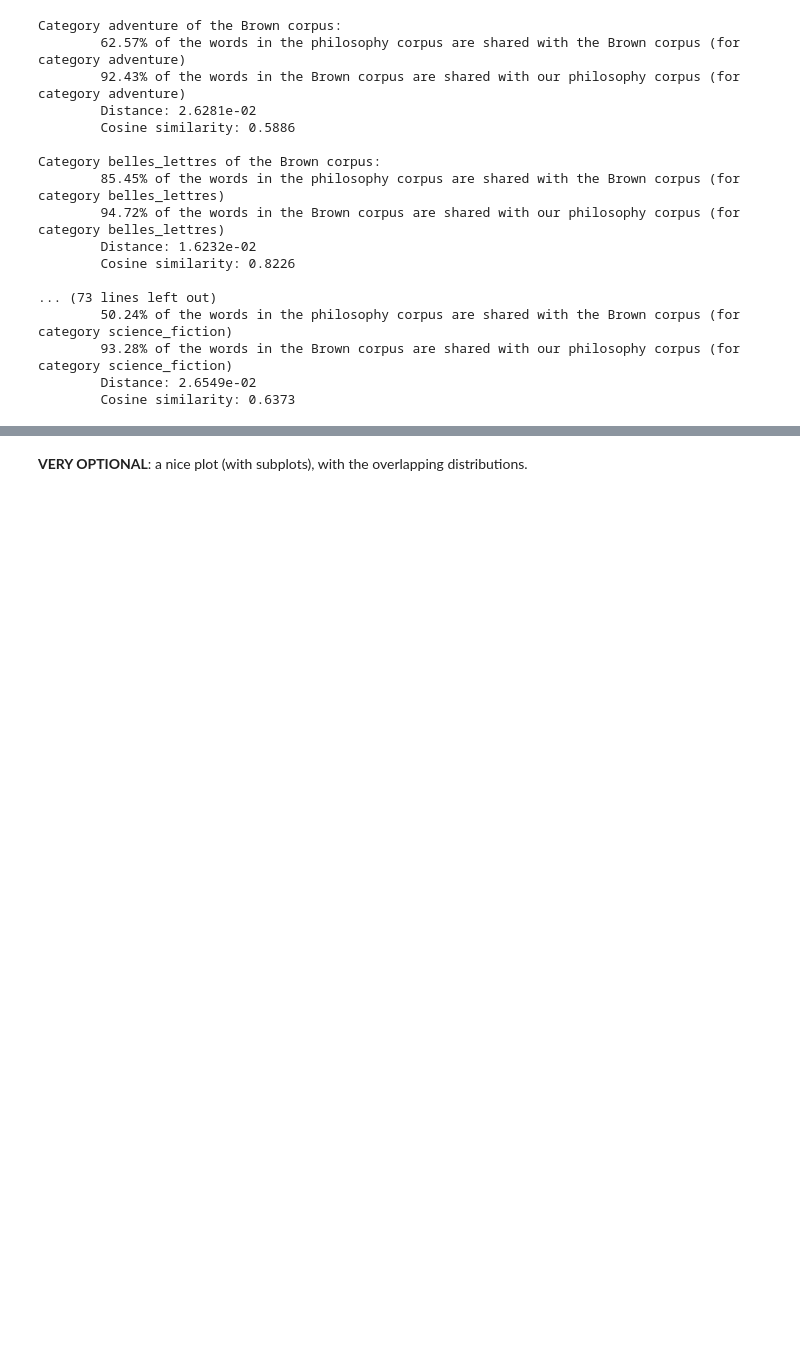
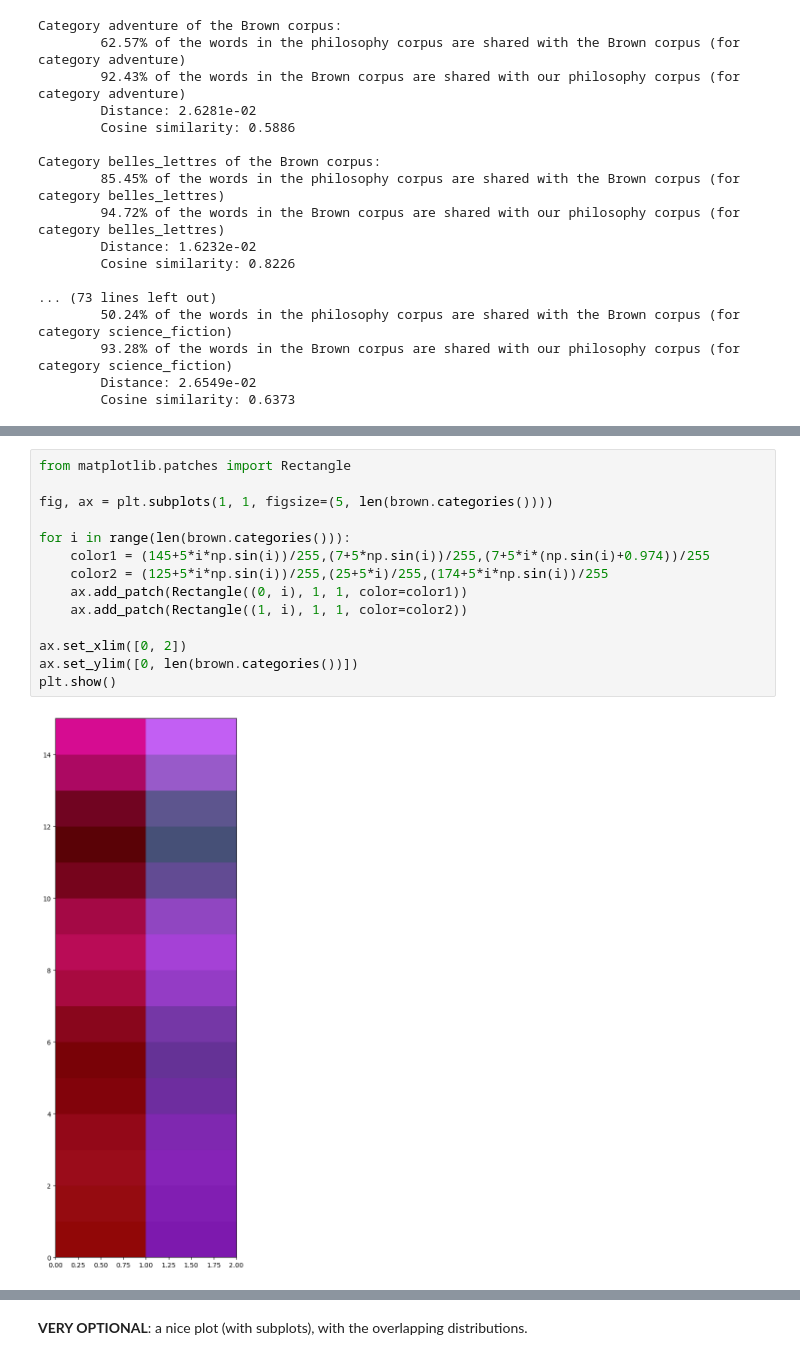
Before and after one commit to giordanoscerra/ProjectAthena, a Jupyter notebook: Exploration/contrastive_analysis.ipynb, the cells around one changed output, grey strips where cells are left out. Saved outputs shown, nothing was run; the diff lists cells and outputs as text; blank space fills up the shorter version.

```diff
--- a/Exploration/contrastive_analysis.ipynb
+++ b/Exploration/contrastive_analysis.ipynb
@@ -460,0 +527,16 @@ Category belles_lettres of the Brown corpus:
+# %%
+from matplotlib.patches import Rectangle
+
+fig, ax = plt.subplots(1, 1, figsize=(5, len(brown.categories())))
+
+for i in range(len(brown.categories())):
+    color1 = (145+5*i*np.sin(i))/255,(7+5*np.sin(i))/255,(7+5*i*(np.sin(i)+0.974))/255
+    color2 = (125+5*i*np.sin(i))/255,(25+5*i)/255,(174+5*i*np.sin(i))/255
+    ax.add_patch(Rectangle((0, i), 1, 1, color=color1))
+    ax.add_patch(Rectangle((1, i), 1, 1, color=color2))
+
+ax.set_xlim([0, 2])
+ax.set_ylim([0, len(brown.categories())])
+plt.show()
+# %% [output]
+[figure, added]
```
Also changed, not shown: parts of 4 cells of this notebook, 3 other files.
